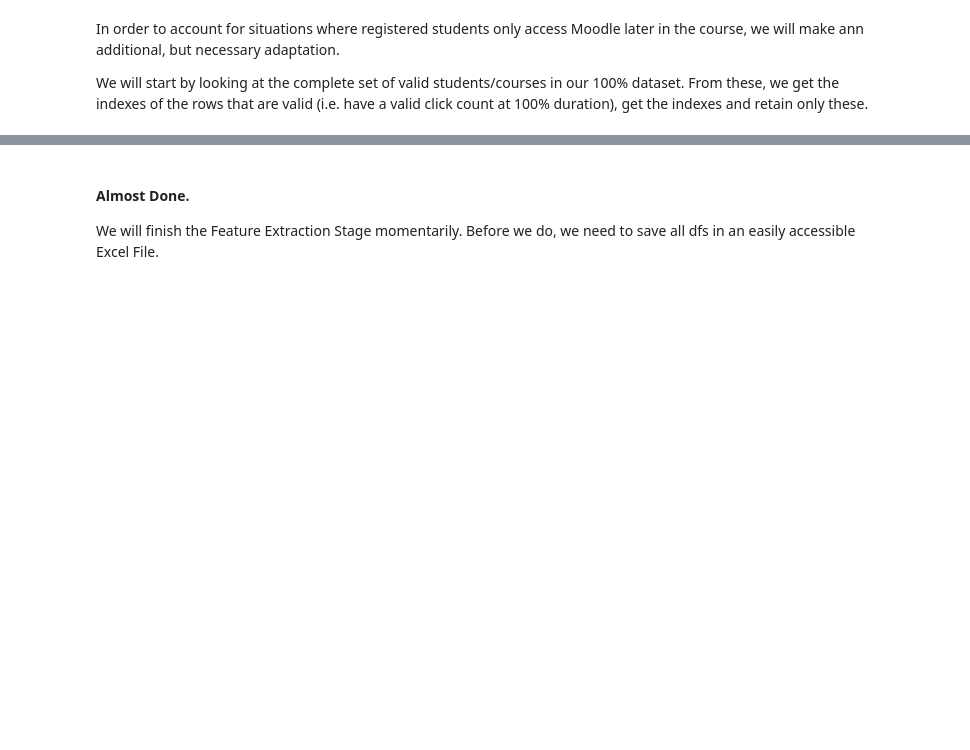
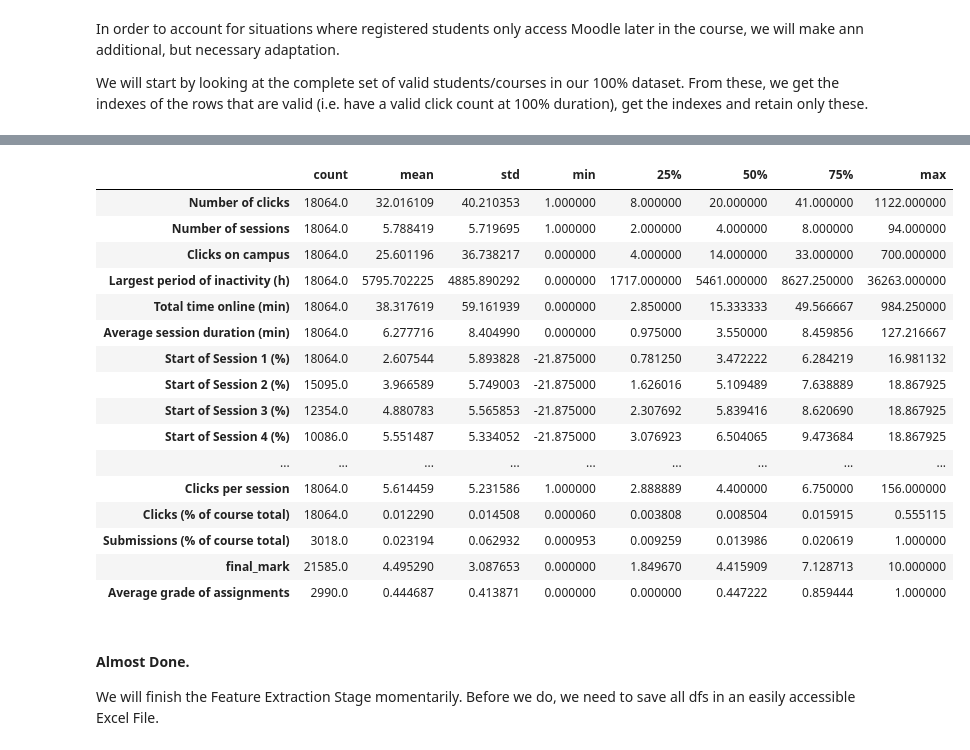
Before and after one commit to RicardoSantos0/timely_accurate_portable, a Jupyter notebook: Notebooks/3.1. Feature Extraction and Feature Engineering - R. González.ipynb, the cells around one changed output, grey strips where cells are left out. Cells and saved outputs as stored; diff of their text form; code cells hidden in the pictures; blank space fills up the shorter version.

```diff
--- a/Notebooks/3.1. Feature Extraction and Feature Engineering - R. González.ipynb
+++ b/Notebooks/3.1. Feature Extraction and Feature Engineering - R. González.ipynb
@@ -993,6 +994,7 @@ for i in tqdm(logs_dict):
                                'forum_view discussion', #view discussion,
                                'quiz_attempt', #quizzes started
                                'forum_addition', #forum messages posted
+                                'folder_view all', #view all folders
                                 ])
 
         #drop columns unnecessary columns and rename others
@@ -1013,13 +1015,16 @@ for i in tqdm(logs_dict):
         #now, we filter the pivot table to only keep the features that we are interested in - specifically, the counts
         pivot_1 = pivot_1.filter([
                                'userid',
-                               'forum'
-                                'url'
-                                'folder'
+                               'forum',
+                                'url',
+                                'folder',
+                                'course',
                                 ],
-                               ).rename(columns = {'forum' : 'Clicks on Forum',
+                               ).rename(columns = {'forum' : 'Clicks on forum',
                                                     'url': 'Links viewed',
-                                                   'folder' : 'Clicks on folder'})
+                                                   'folder' : 'Clicks on folder',
+                                                   'course' : 'Clicks on course',
+                                                  })
 
         #applies the function that removes multiindex
         general_features.columns = general_features.columns.map(flattenHierarchicalCol)
@@ -1127,9 +1125,0 @@ The % of course duration time passed at each login between the first 10 logins.
-# %%
-#create new features related to the different sessions start time relative to the start of the course
-for i in tqdm(list(logs_dict)):
-
-    #columns mentioning start of session
-    for k in start_of_sessions.columns[1:]:
-        logs_dict[i][k] =  ((logs_dict[i][k] - logs_dict[i]['Start Date']).dt.days / (logs_dict[i]['End Date'] - logs_dict[i]['Start Date']).dt.days) * 100
-
-logs_dict[i].drop(['Start Date', 'End Date', f'{i}', 'Week before start'], axis = 1, inplace = True)
@@ -1136,3 +1132,32 @@ logs_dict[i].drop(['Start Date', 'End Date', f'{i}', 'Week before start'], axis
+# %%
+#create new features related to the different sessions start time relative to the start of the course
+for i in tqdm(logs_dict):
+
+    #columns mentioning start of session
+    for k in start_of_sessions.columns[1:]:
+        logs_dict[i][k] =  ((logs_dict[i][k] - logs_dict[i]['Start Date']).dt.days / (logs_dict[i]['End Date'] - logs_dict[i]['Start Date']).dt.days) * 100
+
+    logs_dict[i].drop(['Start Date', 'End Date', f'{i}', 'Week before start'], axis = 1, inplace = True)
+# %%
+logs_dict['Date_threshold_10'].describe().T
+# %% [output]
+|  | count | mean | std | min | 25% | 50% | 75% | max |
+| Number of clicks | 18064.0 | 32.016109 | 40.210353 | 1.000000 | 8.000000 | 20.000000 | 41.000000 | 1122.000000 |
+| Number of sessions | 18064.0 | 5.788419 | 5.719695 | 1.000000 | 2.000000 | 4.000000 | 8.000000 | 94.000000 |
+| Clicks on campus | 18064.0 | 25.601196 | 36.738217 | 0.000000 | 4.000000 | 14.000000 | 33.000000 | 700.000000 |
+| Largest period of inactivity (h) | 18064.0 | 5795.702225 | 4885.890292 | 0.000000 | 1717.000000 | 5461.000000 | 8627.250000 | 36263.000000 |
+| Total time online (min) | 18064.0 | 38.317619 | 59.161939 | 0.000000 | 2.850000 | 15.333333 | 49.566667 | 984.250000 |
+| Average session duration (min) | 18064.0 | 6.277716 | 8.404990 | 0.000000 | 0.975000 | 3.550000 | 8.459856 | 127.216667 |
+| Start of Session 1 (%) | 18064.0 | 2.607544 | 5.893828 | -21.875000 | 0.781250 | 3.472222 | 6.284219 | 16.981132 |
+| Start of Session 2 (%) | 15095.0 | 3.966589 | 5.749003 | -21.875000 | 1.626016 | 5.109489 | 7.638889 | 18.867925 |
+| Start of Session 3 (%) | 12354.0 | 4.880783 | 5.565853 | -21.875000 | 2.307692 | 5.839416 | 8.620690 | 18.867925 |
+| Start of Session 4 (%) | 10086.0 | 5.551487 | 5.334052 | -21.875000 | 3.076923 | 6.504065 | 9.473684 | 18.867925 |
+| ... | ... | ... | ... | ... | ... | ... | ... | ... |
+| Clicks per session | 18064.0 | 5.614459 | 5.231586 | 1.000000 | 2.888889 | 4.400000 | 6.750000 | 156.000000 |
+| Clicks (% of course total) | 18064.0 | 0.012290 | 0.014508 | 0.000060 | 0.003808 | 0.008504 | 0.015915 | 0.555115 |
+| Submissions (% of course total) | 3018.0 | 0.023194 | 0.062932 | 0.000953 | 0.009259 | 0.013986 | 0.020619 | 1.000000 |
+| final_mark | 21585.0 | 4.495290 | 3.087653 | 0.000000 | 1.849670 | 4.415909 | 7.128713 | 10.000000 |
+| Average grade of assignments | 2990.0 | 0.444687 | 0.413871 | 0.000000 | 0.000000 | 0.447222 | 0.859444 | 1.000000 |
 # %% [markdown]
 #### Almost Done.
 
```
Also changed, not shown: parts of 3 cells of this notebook, 6 other files.
